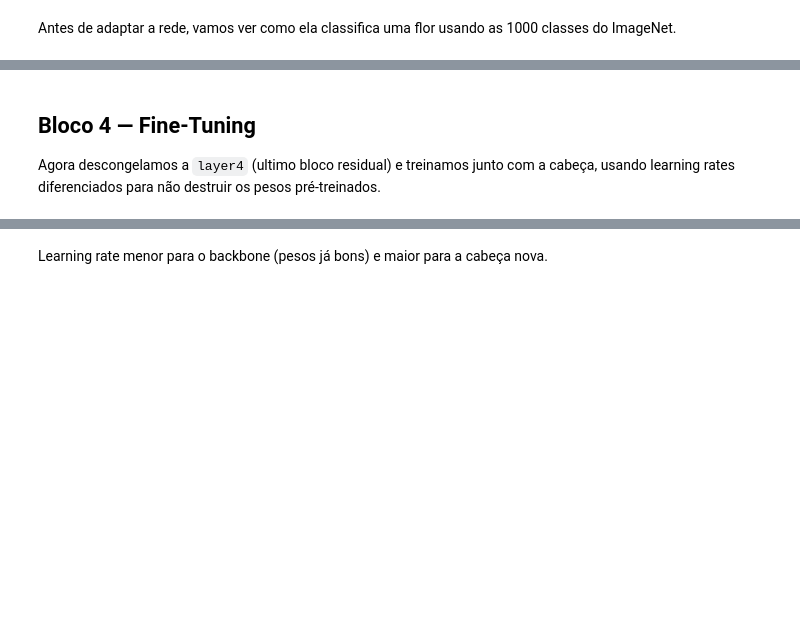
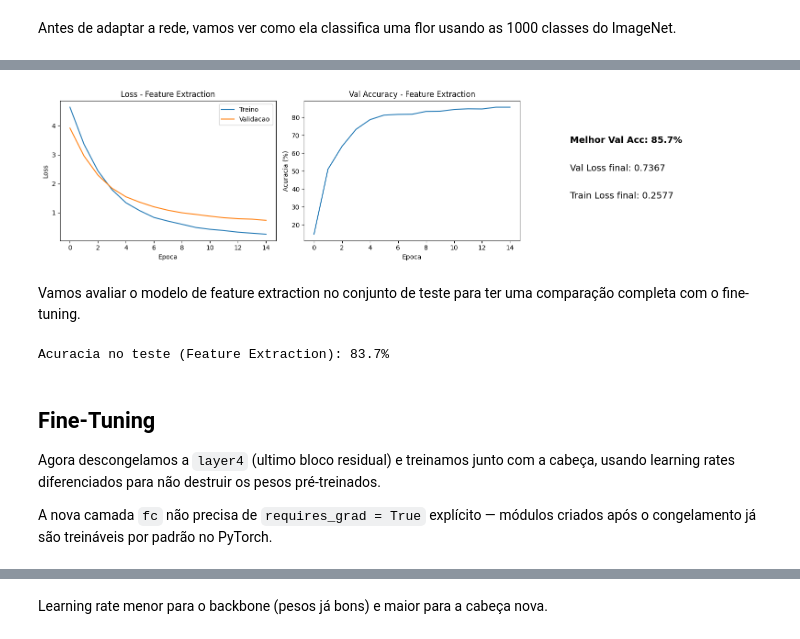
Before and after one commit to carlosfab/blog-sigmoidal, a Jupyter notebook: Transfer-Learning-com-PyTorch/transfer_learning_pytorch.ipynb, the cells around one changed output, grey strips where cells are left out. Cells and saved outputs as stored; diff of their text form; code cells hidden in the pictures; blank space fills up the shorter version.

```diff
--- a/Transfer-Learning-com-PyTorch/transfer_learning_pytorch.ipynb
+++ b/Transfer-Learning-com-PyTorch/transfer_learning_pytorch.ipynb
@@ -176,6 +248,7 @@ Função de treino genérica que vamos reutilizar nos dois experimentos.
 # %%
 def treinar(model, train_loader, val_loader, criterion, optimizer, num_epochs):
     train_losses = []
+    val_losses = []
     val_accuracies = []
 
     for epoch in range(num_epochs):
@@ -202,24 +275,30 @@ def treinar(model, train_loader, val_loader, criterion, optimizer, num_epochs):
         model.eval()
         correct = 0
         total = 0
+        val_running_loss = 0.0
+
         with torch.no_grad():
             for images, labels in val_loader:
                 images, labels = images.to(device), labels.to(device)
                 outputs = model(images)
+                loss = criterion(outputs, labels)
+                val_running_loss += loss.item()
                 _, predicted = torch.max(outputs, 1)
                 total += labels.size(0)
                 correct += (predicted == labels).sum().item()
 
+        val_loss = val_running_loss / len(val_loader)
+        val_losses.append(val_loss)
         val_acc = 100 * correct / total
         val_accuracies.append(val_acc)
 
-        print(f"Epoca {epoch+1}/{num_epochs} - Loss: {avg_loss:.4f} - Val Acc: {val_acc:.1f}%")
+        print(f"Epoca {epoch+1}/{num_epochs} - Loss: {avg_loss:.4f} - Val Loss: {val_loss:.4f} - Val Acc: {val_acc:.1f}%")
 
-    return train_losses, val_accuracies
+    return train_losses, val_losses, val_accuracies
 # %%
 criterion = nn.CrossEntropyLoss()
 optimizer_fe = optim.Adam(model_fe.fc.parameters(), lr=0.001)
 
 print("Treinando com feature extraction (backbone congelado)")
 print()
-fe_losses, fe_accs = treinar(model_fe, train_loader, val_loader, criterion, optimizer_fe, num_epochs=15)
+fe_losses, fe_val_losses, fe_accs = treinar(model_fe, train_loader, val_loader, criterion, optimizer_fe, num_epochs=15)
@@ -243,7 +323,52 @@ plt.show()
+# %%
+fig, axes = plt.subplots(1, 3, figsize=(16, 4))
+
+axes[0].plot(fe_losses, label="Treino")
+axes[0].plot(fe_val_losses, label="Validacao")
+axes[0].set_xlabel("Epoca")
+axes[0].set_ylabel("Loss")
+axes[0].set_title("Loss - Feature Extraction")
+axes[0].legend()
+
+axes[1].plot(fe_accs)
+axes[1].set_xlabel("Epoca")
+axes[1].set_ylabel("Acuracia (%)")
+axes[1].set_title("Val Accuracy - Feature Extraction")
+
+axes[2].axis("off")
+axes[2].text(0.1, 0.7, f"Melhor Val Acc: {max(fe_accs):.1f}%", fontsize=14, fontweight="bold")
+axes[2].text(0.1, 0.5, f"Val Loss final: {fe_val_losses[-1]:.4f}", fontsize=14)
+axes[2].text(0.1, 0.3, f"Train Loss final: {fe_losses[-1]:.4f}", fontsize=14)
+
+plt.tight_layout()
+plt.show()
+# %% [output]
+[figure, added]
+# %% [markdown]
+Vamos avaliar o modelo de feature extraction no conjunto de teste para ter uma comparação completa com o fine-tuning.
+# %%
+model_fe.eval()
+correct = 0
+total = 0
+
+with torch.no_grad():
+    for images, labels in test_loader:
+        images, labels = images.to(device), labels.to(device)
+        outputs = model_fe(images)
+        _, predicted = torch.max(outputs, 1)
+        total += labels.size(0)
+        correct += (predicted == labels).sum().item()
+
+test_acc_fe = 100 * correct / total
+print(f"Acuracia no teste (Feature Extraction): {test_acc_fe:.1f}%")
+# %% [output]
+Acuracia no teste (Feature Extraction): 83.7%
 # %% [markdown]
-## Bloco 4 — Fine-Tuning
+## Fine-Tuning
 
 Agora descongelamos a `layer4` (ultimo bloco residual) e treinamos junto com a cabeça, usando learning rates diferenciados para não destruir os pesos pré-treinados.
+
+A nova camada `fc` não precisa de `requires_grad = True` explícito — módulos criados após o congelamento já são treináveis por padrão no PyTorch.
 # %%
 model_ft = resnet18(weights=ResNet18_Weights.IMAGENET1K_V1)
 
```
Also changed, not shown: parts of 19 cells of this notebook.
